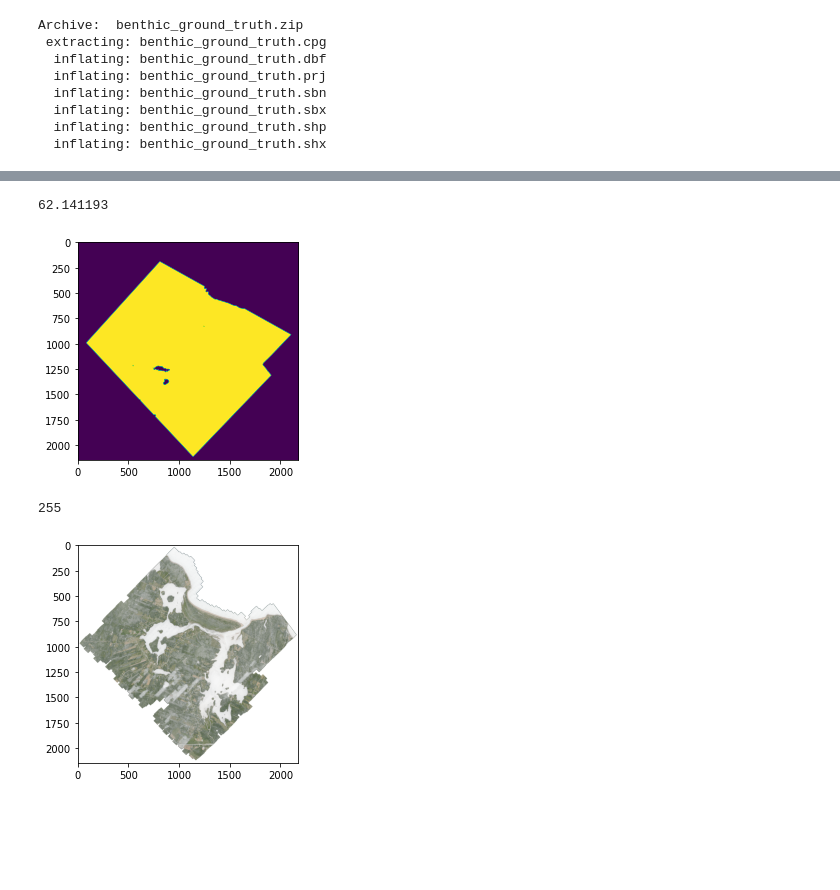
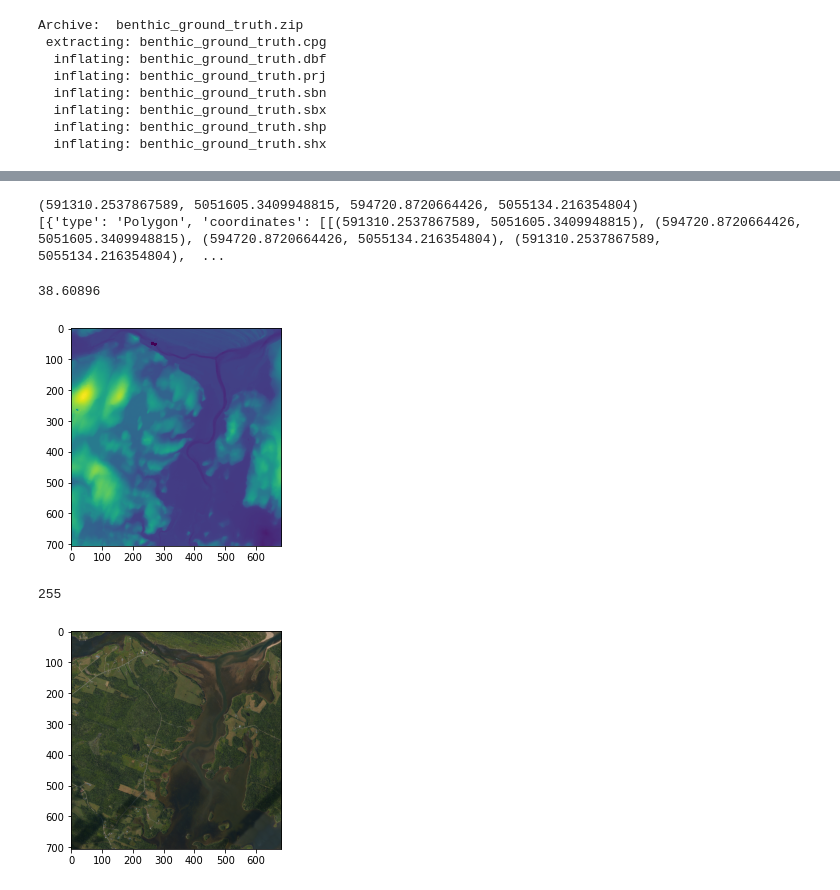
Before and after one commit to NSCC-COGS/Aestheta, a Jupyter notebook: Experiments/zostera/project_zostera.ipynb, the cells around one changed output, grey strips where cells are left out. Drawn from its saved outputs; the diff is of its cells as text; code cells hidden in the pictures; blank space fills up the shorter version.

```diff
--- a/Experiments/zostera/project_zostera.ipynb
+++ b/Experiments/zostera/project_zostera.ipynb
@@ -41 +101,8 @@ dem_file = r'PQ_Lidar_DEMo13.tif'
+# %%
+ortho_clip_file = ortho_file.replace('.tif', '_clipped.tif')
+clip_raster(ortho_file, vector_file, ortho_clip_file, masked=False)
+# clip_raster(ortho_file, vector_file, ortho_clip_file, masked=True)
+# %% [output]
+(591310.2537867589, 5051605.3409948815, 594720.8720664426, 5055134.216354804)
+[{'type': 'Polygon', 'coordinates': [[(591310.2537867589, 5051605.3409948815), (594720.8720664426, 5051605.3409948815), (594720.8720664426, 5055134.216354804), (591310.2537867589, 5055134.216354804),  ...
 # %%
@@ -70,20 +135,23 @@ snap_raster(dem_file,ortho_file)
+# %%
+dem_clip_file = dem_file.replace('.tif', '_clipped.tif')
+snap_raster(dem_file, ortho_clip_file, dem_clip_file)
 # %%
 import imageio
-dem = imageio.imread('groundtruth.tif')
+dem = imageio.imread(dem_clip_file)
 print(dem.max())
-plt.imshow(dem[::10,::10])
+plt.imshow(dem[::10,::10], vmin=-10)
 plt.show()
 # %% [output]
-62.141193
+38.60896
-[figure, old version]
+[figure, new version]
 # %%
-ortho = imageio.imread('PQ_RCD_50cm_Cubic.tif')
+ortho = imageio.imread(ortho_clip_file)
 print(ortho.max())
-plt.imshow(ortho[::10,::10])
+plt.imshow(ortho[::10,::10,0:3])
 plt.show()
 # %% [output]
 255
-[figure, old version]
+[figure, new version]
 # %%
 image1 = ortho[::10,::10,0]
 image2 = dem[::10,::10]
```
Also changed, not shown: parts of 31 cells of this notebook.
